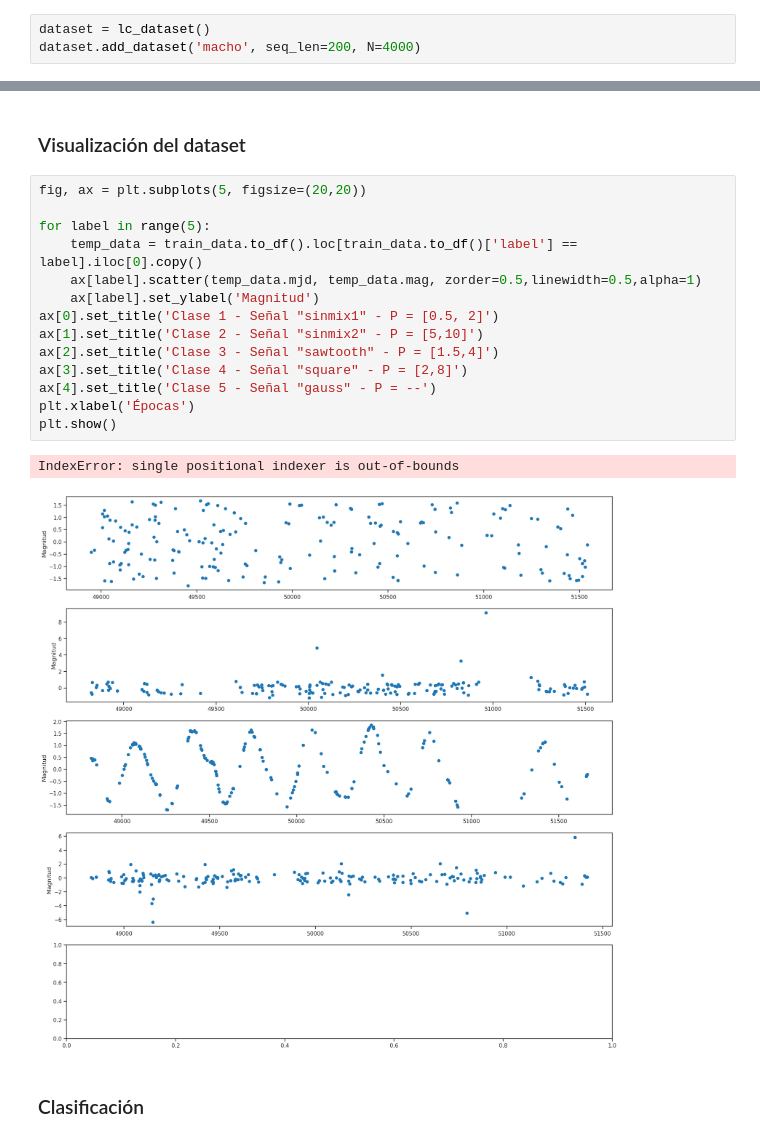
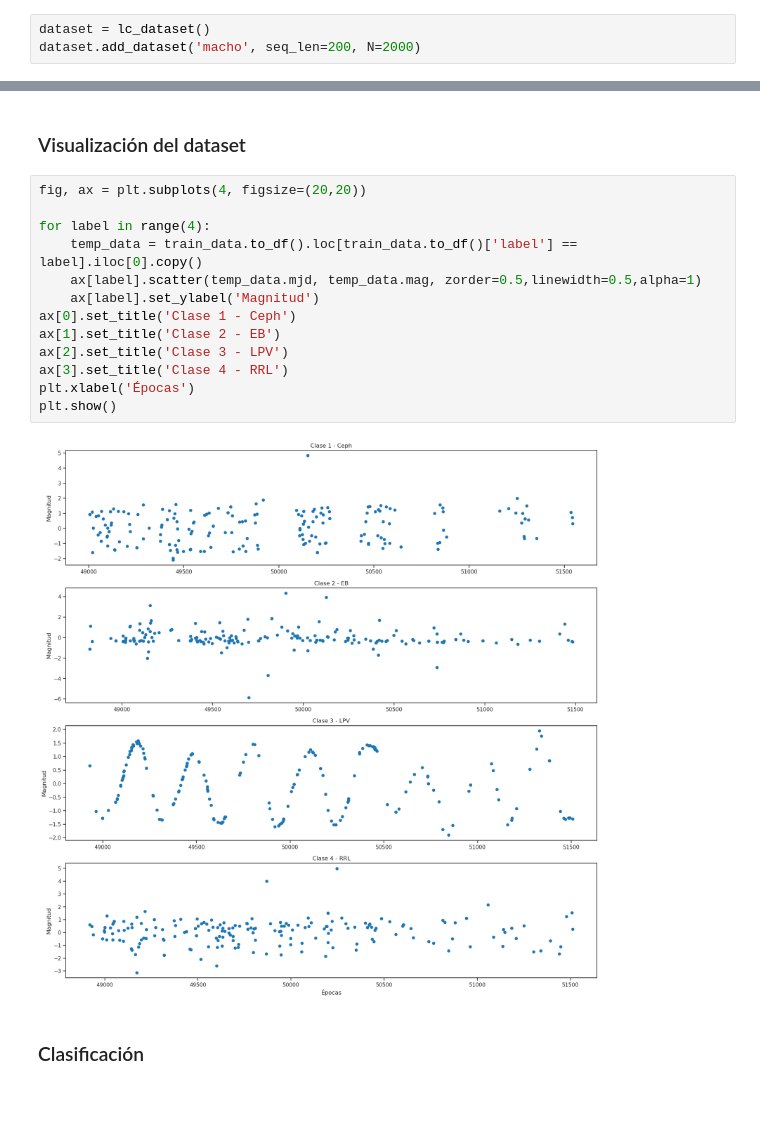
Before and after one commit to AndresGonF/projecto-el7006, a Jupyter notebook: notebooks/8.0-new-model.ipynb, the cells around one changed output, grey strips where cells are left out. Saved outputs shown, nothing was run; the diff lists cells and outputs as text; blank space fills up the shorter version.

```diff
--- a/notebooks/8.0-new-model.ipynb
+++ b/notebooks/8.0-new-model.ipynb
@@ -62,29 +62,27 @@ val_data.add_curves('gauss', N=100, seq_len=60, min_period=2, max_period=8, labe
 #### Datos reales
 # %%
 dataset = lc_dataset()
-dataset.add_dataset('macho', seq_len=200, N=4000)
+dataset.add_dataset('macho', seq_len=200, N=2000)
 # %%
 train_data, val_test_data = dataset.train_test_split(test_size=0.4)
 val_data, test_data = val_test_data.train_test_split(test_size=0.5)
 # %% [markdown]
 ### Visualización del dataset
 # %%
-fig, ax = plt.subplots(5, figsize=(20,20))
+fig, ax = plt.subplots(4, figsize=(20,20))
 
-for label in range(5):
+for label in range(4):
     temp_data = train_data.to_df().loc[train_data.to_df()['label'] == label].iloc[0].copy()
     ax[label].scatter(temp_data.mjd, temp_data.mag, zorder=0.5,linewidth=0.5,alpha=1)
     ax[label].set_ylabel('Magnitud')
-ax[0].set_title('Clase 1 - Señal "sinmix1" - P = [0.5, 2]')
-ax[1].set_title('Clase 2 - Señal "sinmix2" - P = [5,10]')
-ax[2].set_title('Clase 3 - Señal "sawtooth" - P = [1.5,4]')
-ax[3].set_title('Clase 4 - Señal "square" - P = [2,8]')
-ax[4].set_title('Clase 5 - Señal "gauss" - P = --')
+ax[0].set_title('Clase 1 - Ceph')
+ax[1].set_title('Clase 2 - EB')
+ax[2].set_title('Clase 3 - LPV')
+ax[3].set_title('Clase 4 - RRL')
 plt.xlabel('Épocas')
 plt.show()
 # %% [output]
-IndexError: single positional indexer is out-of-bounds
-[figure, old version]
+[figure, new version]
 # %% [markdown]
 ### Clasificación
 # %% [markdown]
```
Also changed, not shown: parts of 4 cells of this notebook, 23 other files.
